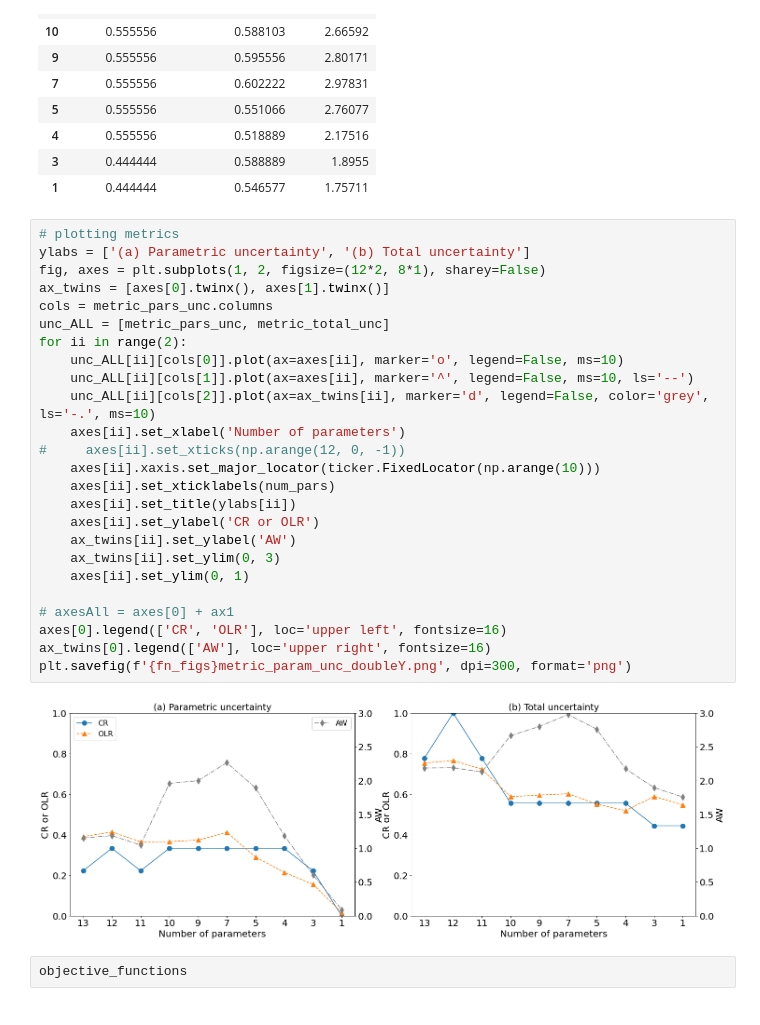
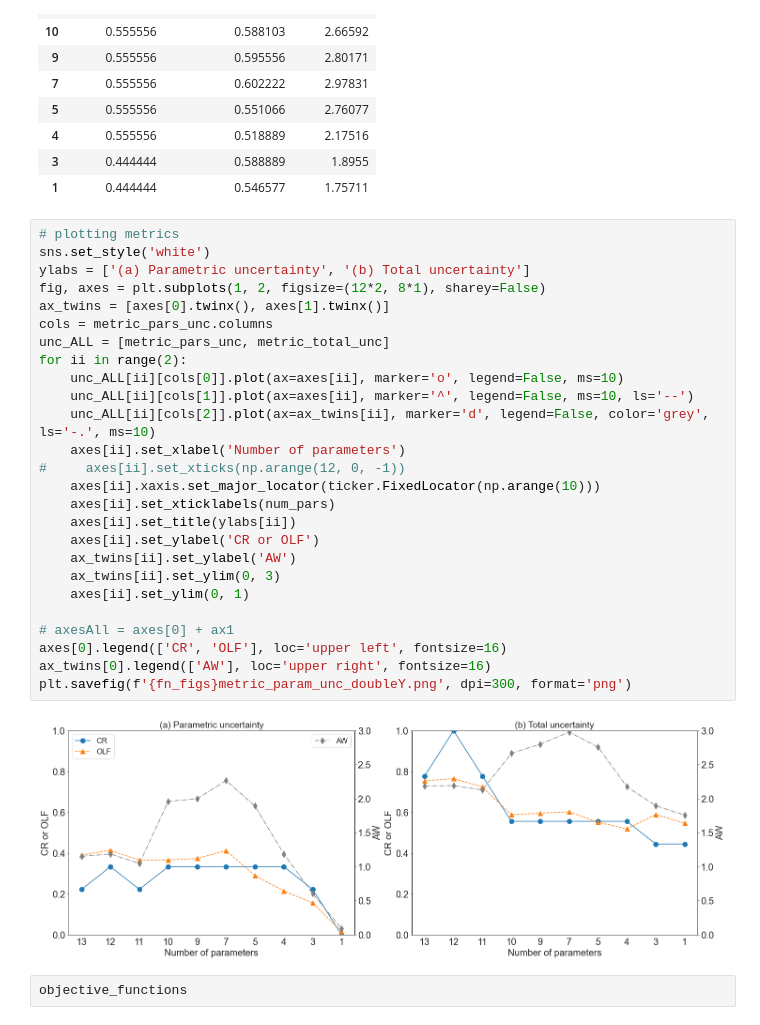
Before and after one commit to QianWanghhu/predict_uq, a Jupyter notebook: src/notebooks/predictive_uncertainty.ipynb, the cells around one changed output. Drawn from its saved outputs; the diff is of its cells as text.

```diff
--- a/src/notebooks/predictive_uncertainty.ipynb
+++ b/src/notebooks/predictive_uncertainty.ipynb
@@ -145,31 +145,32 @@ metric_total_unc
 | 1 | 0.444444 | 0.546577 | 1.75711 |
 # %%
 # plotting metrics
+sns.set_style('white')
 ylabs = ['(a) Parametric uncertainty', '(b) Total uncertainty']
 fig, axes = plt.subplots(1, 2, figsize=(12*2, 8*1), sharey=False)
 ax_twins = [axes[0].twinx(), axes[1].twinx()]
 cols = metric_pars_unc.columns
 unc_ALL = [metric_pars_unc, metric_total_unc]
 for ii in range(2):
     unc_ALL[ii][cols[0]].plot(ax=axes[ii], marker='o', legend=False, ms=10)
     unc_ALL[ii][cols[1]].plot(ax=axes[ii], marker='^', legend=False, ms=10, ls='--')
     unc_ALL[ii][cols[2]].plot(ax=ax_twins[ii], marker='d', legend=False, color='grey', ls='-.', ms=10)
     axes[ii].set_xlabel('Number of parameters')
 #     axes[ii].set_xticks(np.arange(12, 0, -1))
     axes[ii].xaxis.set_major_locator(ticker.FixedLocator(np.arange(10)))
     axes[ii].set_xticklabels(num_pars)
     axes[ii].set_title(ylabs[ii])
-    axes[ii].set_ylabel('CR or OLR')
+    axes[ii].set_ylabel('CR or OLF')
     ax_twins[ii].set_ylabel('AW')
     ax_twins[ii].set_ylim(0, 3)
     axes[ii].set_ylim(0, 1)
 
 # axesAll = axes[0] + ax1
-axes[0].legend(['CR', 'OLR'], loc='upper left', fontsize=16)
+axes[0].legend(['CR', 'OLF'], loc='upper left', fontsize=16)
 ax_twins[0].legend(['AW'], loc='upper right', fontsize=16)
 plt.savefig(f'{fn_figs}metric_param_unc_doubleY.png', dpi=300, format='png')
 # %% [output]
-[figure, old version]
+[figure, new version]
 # %%
 objective_functions
 # %% [output]
```
Also changed, not shown: parts of 7 cells of this notebook.
